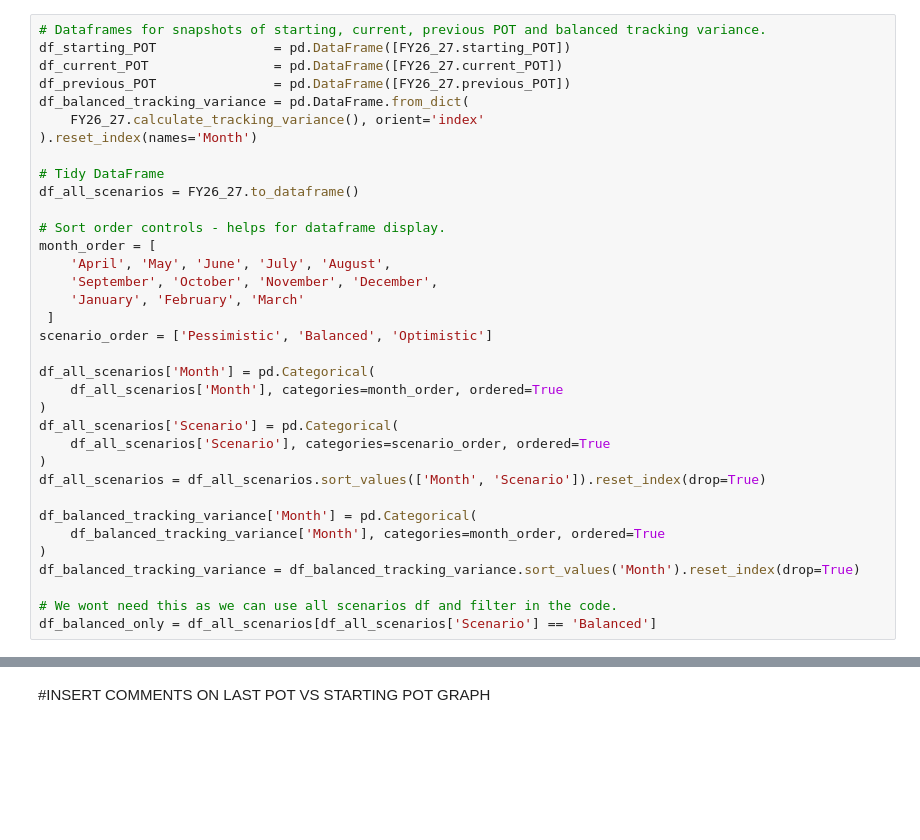
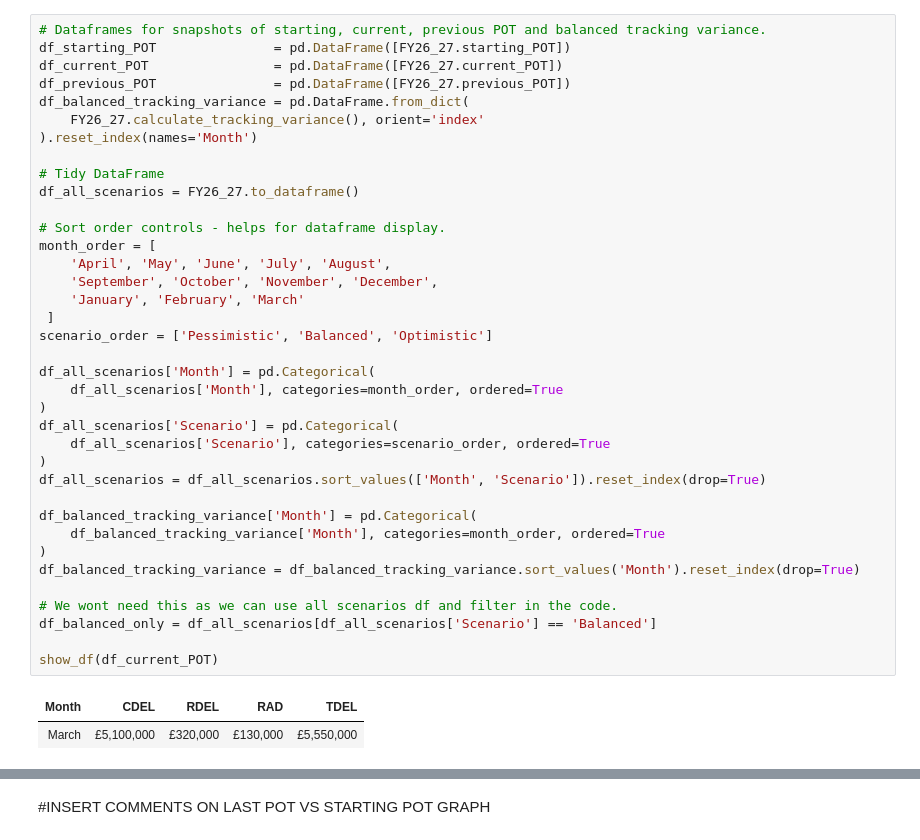
Before and after one commit to Averagecoder2k21/Finance, a Jupyter notebook: Finance_dev_notebook.ipynb, the cells around one changed output, grey strips where cells are left out. Drawn from its saved outputs; the diff is of its cells as text; blank space fills up the shorter version.

```diff
--- a/Finance_dev_notebook.ipynb
+++ b/Finance_dev_notebook.ipynb
@@ -218,33 +227,38 @@ df_previous_POT               = pd.DataFrame([FY26_27.previous_POT])
 df_balanced_tracking_variance = pd.DataFrame.from_dict(
     FY26_27.calculate_tracking_variance(), orient='index'
 ).reset_index(names='Month')
 
 # Tidy DataFrame
 df_all_scenarios = FY26_27.to_dataframe()
 
 # Sort order controls - helps for dataframe display.
 month_order = [
     'April', 'May', 'June', 'July', 'August',
     'September', 'October', 'November', 'December',
     'January', 'February', 'March'
  ]
 scenario_order = ['Pessimistic', 'Balanced', 'Optimistic']
 
 df_all_scenarios['Month'] = pd.Categorical(
     df_all_scenarios['Month'], categories=month_order, ordered=True
 )
 df_all_scenarios['Scenario'] = pd.Categorical(
     df_all_scenarios['Scenario'], categories=scenario_order, ordered=True
 )
 df_all_scenarios = df_all_scenarios.sort_values(['Month', 'Scenario']).reset_index(drop=True)
 
 df_balanced_tracking_variance['Month'] = pd.Categorical(
     df_balanced_tracking_variance['Month'], categories=month_order, ordered=True
 )
 df_balanced_tracking_variance = df_balanced_tracking_variance.sort_values('Month').reset_index(drop=True)
 
 # We wont need this as we can use all scenarios df and filter in the code.
 df_balanced_only = df_all_scenarios[df_all_scenarios['Scenario'] == 'Balanced']
+
+show_df(df_current_POT)
+# %% [output]
+| Month | CDEL | RDEL | RAD | TDEL |
+| March | £5,100,000 | £320,000 | £130,000 | £5,550,000 |
 # %%
 # Graph 1 - Balanced Tracking vs Starting POT
 
```
Also changed, not shown: parts of 12 cells of this notebook.
